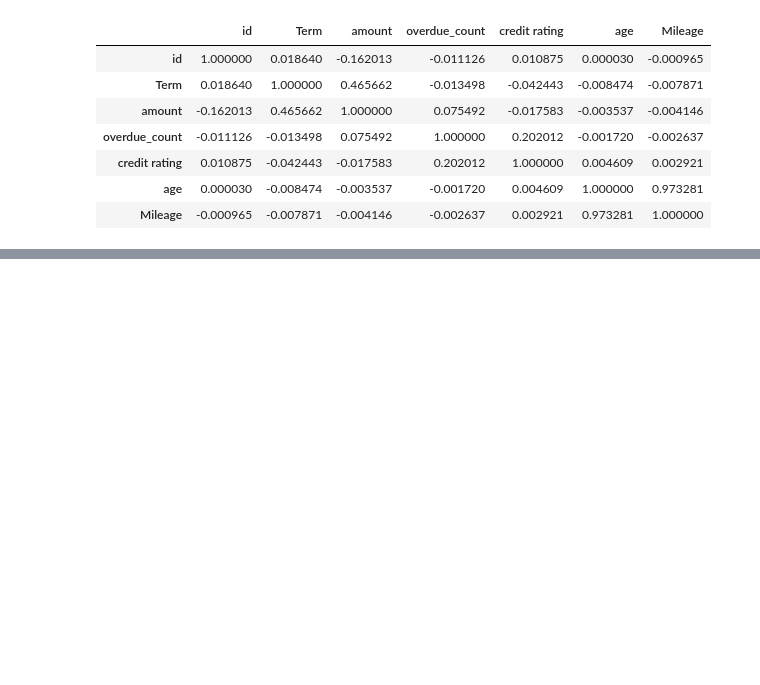
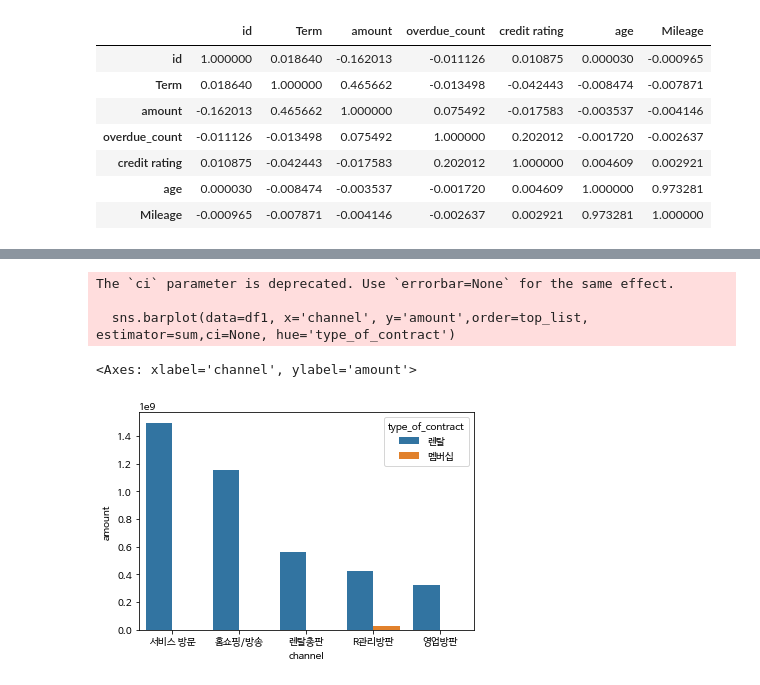
Before and after one commit to won195/TIL, a Jupyter notebook: 데이터스테이션5.ipynb, the cells around one changed output, grey strips where cells are left out. Drawn from its saved outputs; the diff is of its cells as text; code cells hidden in the pictures; blank space fills up the shorter version.

```diff
--- a/데이터스테이션5.ipynb
+++ b/데이터스테이션5.ipynb
@@ -103,0 +163,8 @@ df1.corr()
+# %%
+sns.barplot(data=df1, x='channel', y='amount',order=top_list, estimator=sum,ci=None, hue='type_of_contract')
+# %% [output]
+The `ci` parameter is deprecated. Use `errorbar=None` for the same effect.
+
+  sns.barplot(data=df1, x='channel', y='amount',order=top_list, estimator=sum,ci=None, hue='type_of_contract')
+<Axes: xlabel='channel', ylabel='amount'>
+[figure, added]
```
Also changed, not shown: parts of 10 cells of this notebook.
